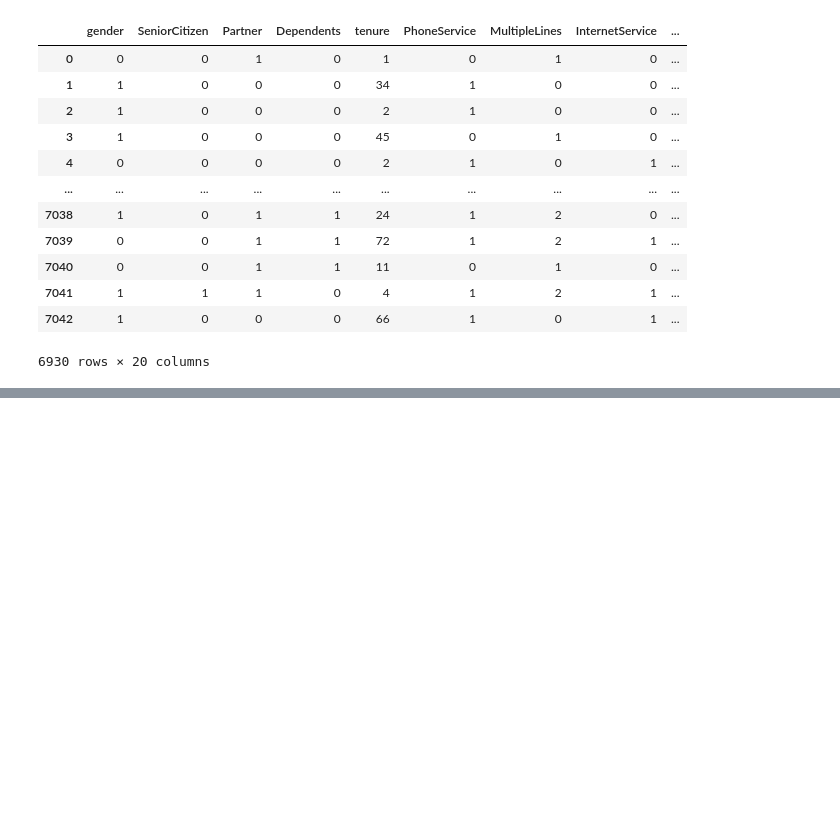
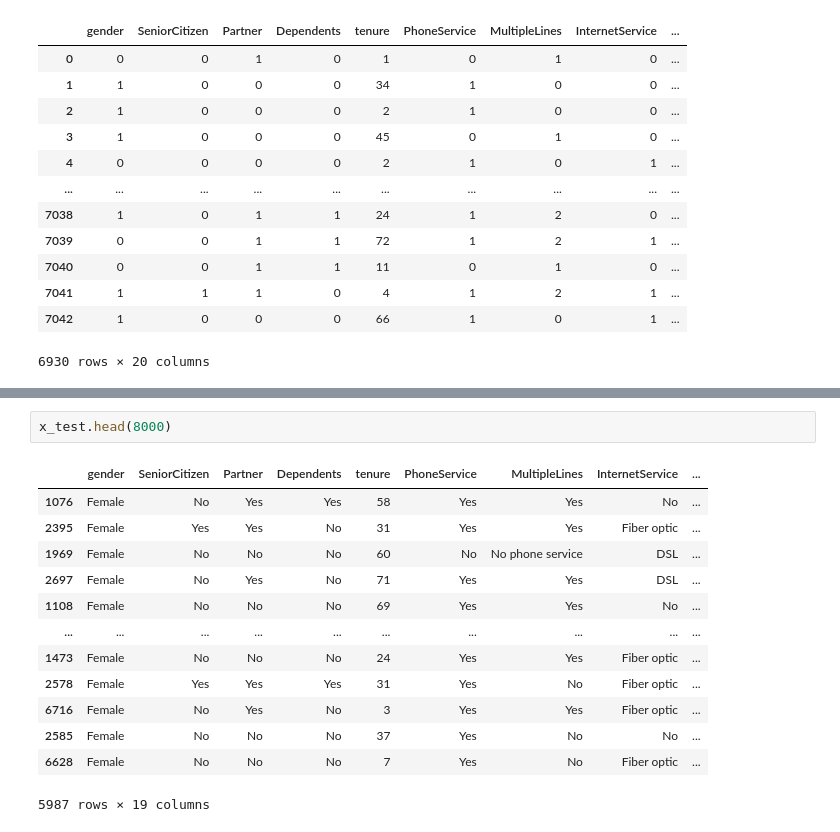
Before and after one commit to goksuturac/AnalysisCustomerLoss, a Jupyter notebook: machine_learning.ipynb, the cells around one changed output, grey strips where cells are left out. Drawn from its saved outputs; the diff is of its cells as text; blank space fills up the shorter version.

```diff
--- a/machine_learning.ipynb
+++ b/machine_learning.ipynb
@@ -376,0 +443,16 @@ encoded.head(8000)
+# %%
+x_test.head(8000)
+# %% [output]
+|  | gender | SeniorCitizen | Partner | Dependents | tenure | PhoneService | MultipleLines | InternetService | ... |
+| 1076 | Female | No | Yes | Yes | 58 | Yes | Yes | No | ... |
+| 2395 | Female | Yes | Yes | No | 31 | Yes | Yes | Fiber optic | ... |
+| 1969 | Female | No | No | No | 60 | No | No phone service | DSL | ... |
+| 2697 | Female | No | Yes | No | 71 | Yes | Yes | DSL | ... |
+| 1108 | Female | No | No | No | 69 | Yes | Yes | No | ... |
+| ... | ... | ... | ... | ... | ... | ... | ... | ... | ... |
+| 1473 | Female | No | No | No | 24 | Yes | Yes | Fiber optic | ... |
+| 2578 | Female | Yes | Yes | Yes | 31 | Yes | No | Fiber optic | ... |
+| 6716 | Female | No | Yes | No | 3 | Yes | Yes | Fiber optic | ... |
+| 2585 | Female | No | No | No | 37 | Yes | No | No | ... |
+| 6628 | Female | No | No | No | 7 | Yes | No | Fiber optic | ... |
+5987 rows × 19 columns
```
Also changed, not shown: parts of 14 cells of this notebook.
